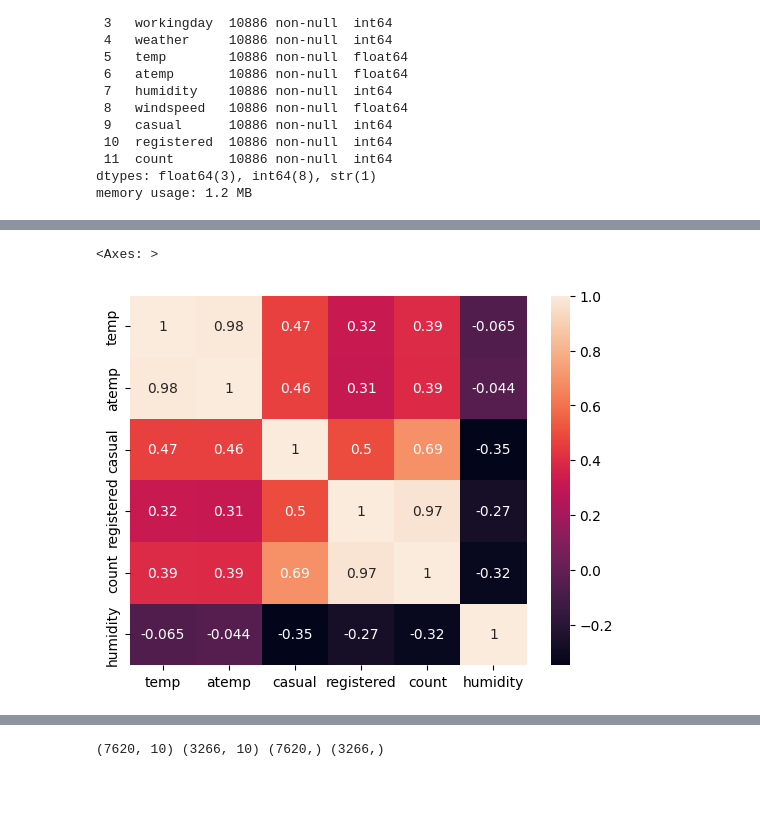
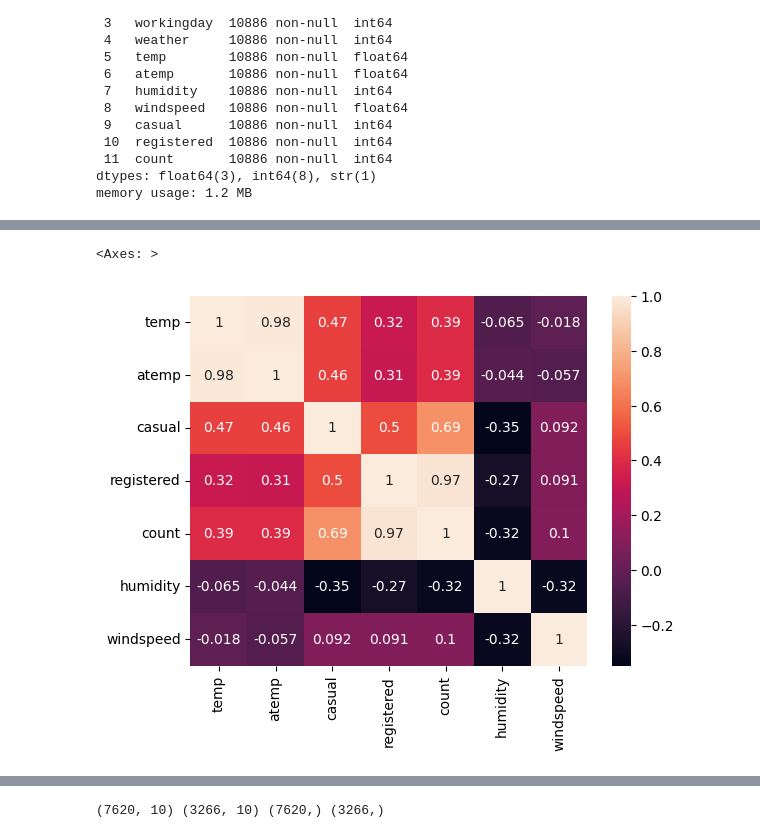
Before and after one commit to jiminxchris/pythonmlproject20260424, a Jupyter notebook: 02_회귀_자전거대여수요예측.ipynb, the cells around one changed output, grey strips where cells are left out. Drawn from its saved outputs; the diff is of its cells as text; code cells hidden in the pictures; blank space fills up the shorter version.

```diff
--- a/02_회귀_자전거대여수요예측.ipynb
+++ b/02_회귀_자전거대여수요예측.ipynb
@@ -62,8 +67,8 @@ bike_df.head(3)
 | 1 | 2011-01-01 01:00:00 | 1 | 0 | 0 | 1 | 9.02 | 13.635 | 80 | 0.0 | 8 | ... |
 | 2 | 2011-01-01 02:00:00 | 1 | 0 | 0 | 1 | 9.02 | 13.635 | 80 | 0.0 | 5 | ... |
 # %%
-corr = bike_df[['temp','atemp', 'casual','registered',  'count','humidity' ]].corr()
+corr = bike_df[['temp','atemp', 'casual','registered',  'count','humidity', 'windspeed' ]].corr()
 sns.heatmap(corr, annot=True)
 # %% [output]
 <Axes: >
-[figure, old version]
+[figure, new version]
```
Also changed, not shown: parts of 28 cells of this notebook.
